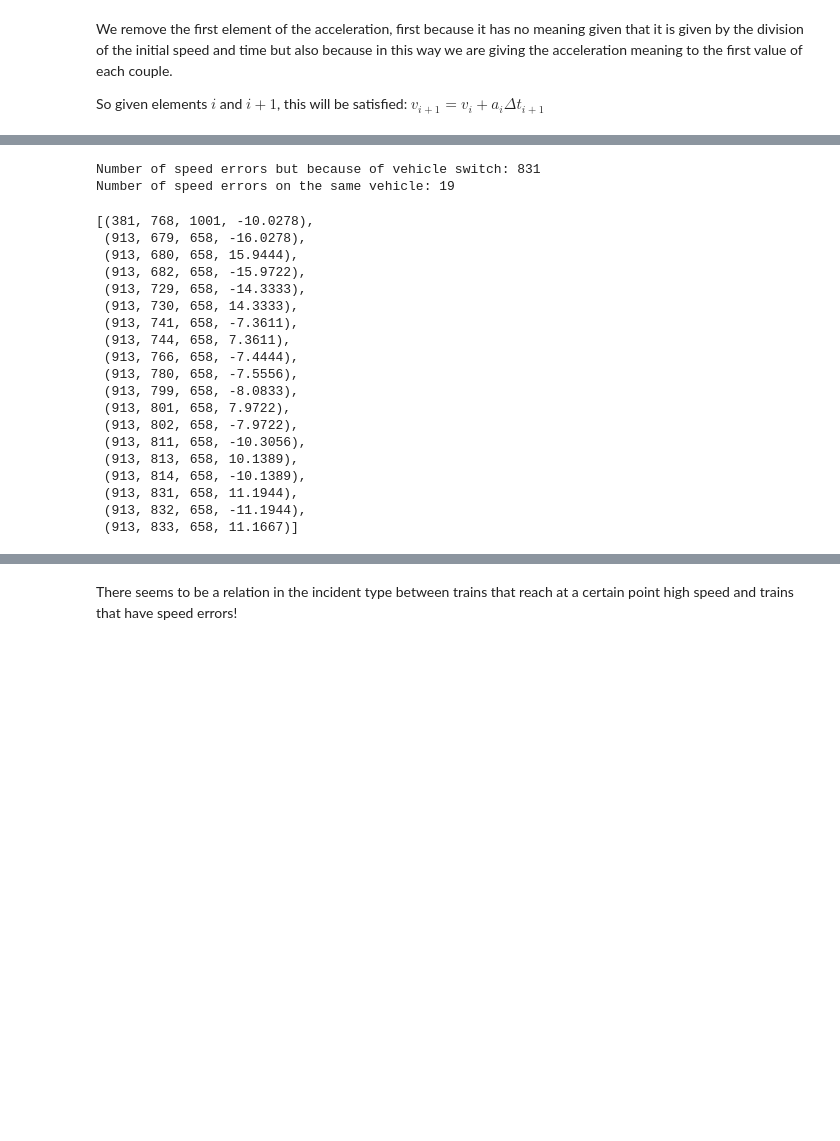
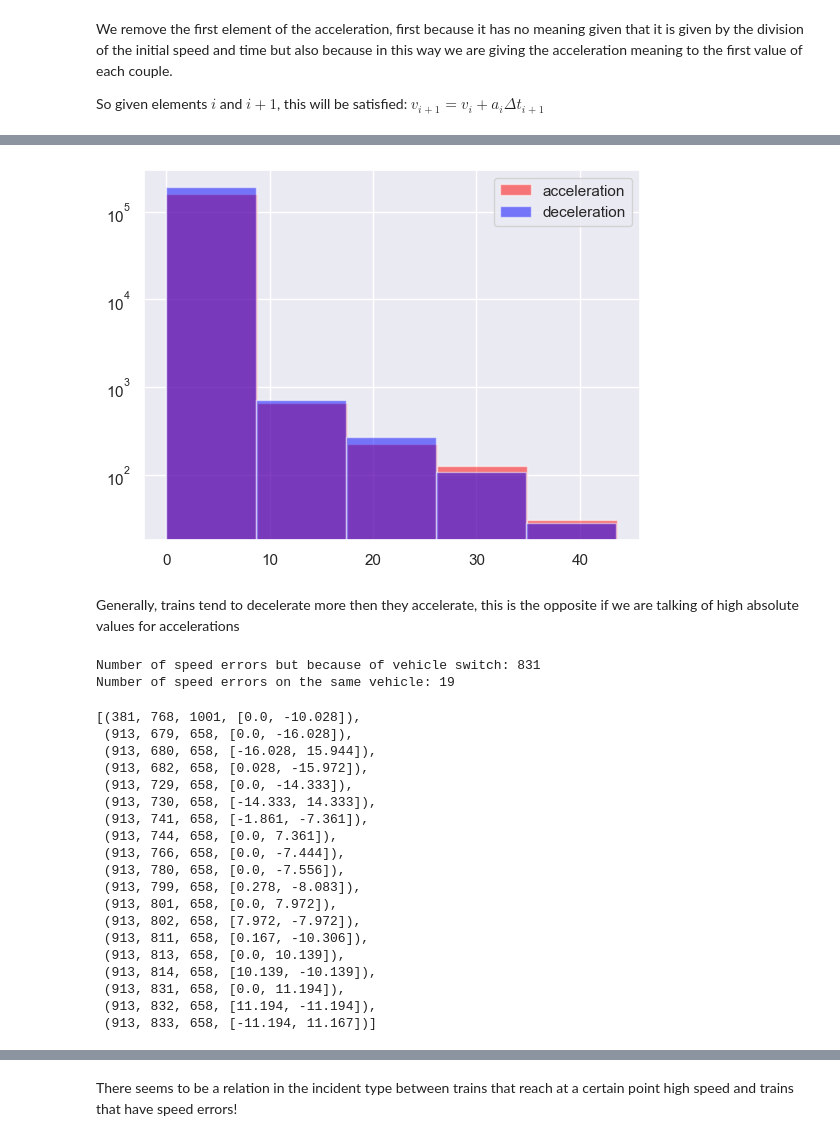
Before and after one commit to Carda01/SNCB_IncidentClassifier, a Jupyter notebook: pre_data_analysis/events_analysis.ipynb, the cells around one changed output, grey strips where cells are left out. Drawn from its saved outputs; the diff is of its cells as text; code cells hidden in the pictures; blank space fills up the shorter version.

```diff
--- a/pre_data_analysis/events_analysis.ipynb
+++ b/pre_data_analysis/events_analysis.ipynb
@@ -228,3 +247,17 @@ So given elements $i$ and $i+1$, this will be satisfied: $v_{i+1} = v_{i} + a_i
+# %%
+non_null_accelerations = np.delete(all_accelerations, np.where(all_accelerations == 0.0))
+negative_accelerations = non_null_accelerations[np.where(non_null_accelerations < 0.0)]
+positive_accelerations = non_null_accelerations[np.where(non_null_accelerations > 0.0)]
+no_bins = 5
+plt.hist(positive_accelerations, bins=no_bins, label='acceleration', color='red', alpha=0.5)
+plt.hist(abs(negative_accelerations), bins=no_bins, label='deceleration', color='blue', alpha=0.5)
+plt.yscale('log')
+plt.legend()
+plt.show()
+# %% [output]
+[figure, added]
+# %% [markdown]
+Generally, trains tend to decelerate more then they accelerate, this is the opposite if we are talking of high absolute values for accelerations
 # %%
 # Generic functions
 def has_certain_acceleration_values(accelerations, comparing_function):
@@ -269,33 +302,33 @@ for row_index, row in enumerate(df.acceleration.apply(get_indexes_max_accelerati
         for list_index in row:
             tuple = df.loc[row_index]
             if tuple.vehicles_sequence[list_index] == tuple.vehicles_sequence[list_index+1]:
-                acceleration_error_same_vehicles.append((row_index, list_index, tuple.vehicles_sequence[list_index], round(tuple.speed_delta[list_index+1], 4)))
+                acceleration_error_same_vehicles.append((row_index, list_index, tuple.vehicles_sequence[list_index], [round(value, 3) for value in tuple.speed_delta[list_index: list_index+2]]))
             else:
-                acceleration_error_different_vehicles.append((row_index, list_index, tuple.vehicles_sequence[list_index:list_index+2], round(tuple.speed_delta[list_index+1], 4)))
+                acceleration_error_different_vehicles.append((row_index, list_index, tuple.vehicles_sequence[list_index:list_index+2], [round(value, 3) for value in tuple.speed_delta[list_index: list_index+2]]))
 
 
-print(f"Number of speed errors but because of vehicle switch: {len(acceleration_error_different_vehicles)}")
-print(f"Number of speed errors on the same vehicle: {len(acceleration_error_same_vehicles)}")
+print(f"Number of acceleration errors but because of vehicle switch: {len(acceleration_error_different_vehicles)}")
+print(f"Number of acceleration errors on the same vehicle: {len(acceleration_error_same_vehicles)}")
 acceleration_error_same_vehicles
 # %% [output]
 Number of speed errors but because of vehicle switch: 831
 Number of speed errors on the same vehicle: 19
-[(381, 768, 1001, -10.0278),
- (913, 679, 658, -16.0278),
- (913, 680, 658, 15.9444),
- (913, 682, 658, -15.9722),
- (913, 729, 658, -14.3333),
- (913, 730, 658, 14.3333),
- (913, 741, 658, -7.3611),
- (913, 744, 658, 7.3611),
- (913, 766, 658, -7.4444),
- (913, 780, 658, -7.5556),
- (913, 799, 658, -8.0833),
- (913, 801, 658, 7.9722),
- (913, 802, 658, -7.9722),
- (913, 811, 658, -10.3056),
- (913, 813, 658, 10.1389),
- (913, 814, 658, -10.1389),
- (913, 831, 658, 11.1944),
- (913, 832, 658, -11.1944),
- (913, 833, 658, 11.1667)]
+[(381, 768, 1001, [0.0, -10.028]),
+ (913, 679, 658, [0.0, -16.028]),
+ (913, 680, 658, [-16.028, 15.944]),
+ (913, 682, 658, [0.028, -15.972]),
+ (913, 729, 658, [0.0, -14.333]),
+ (913, 730, 658, [-14.333, 14.333]),
+ (913, 741, 658, [-1.861, -7.361]),
+ (913, 744, 658, [0.0, 7.361]),
+ (913, 766, 658, [0.0, -7.444]),
+ (913, 780, 658, [0.0, -7.556]),
+ (913, 799, 658, [0.278, -8.083]),
+ (913, 801, 658, [0.0, 7.972]),
+ (913, 802, 658, [7.972, -7.972]),
+ (913, 811, 658, [0.167, -10.306]),
+ (913, 813, 658, [0.0, 10.139]),
+ (913, 814, 658, [10.139, -10.139]),
+ (913, 831, 658, [0.0, 11.194]),
+ (913, 832, 658, [11.194, -11.194]),
+ (913, 833, 658, [-11.194, 11.167])]
```
Also changed, not shown: parts of 11 cells of this notebook.
